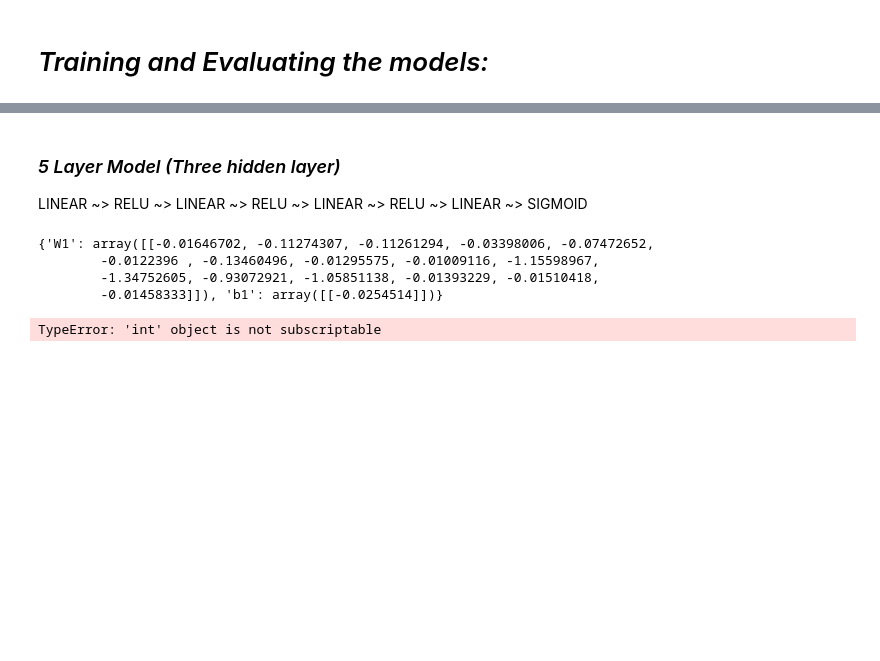
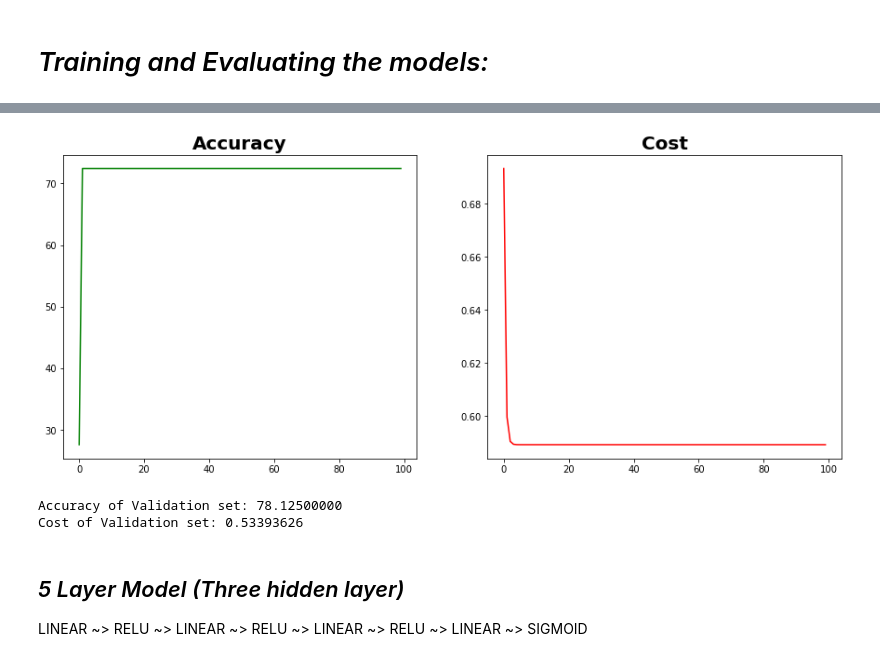
Before and after one commit to IMobinI/Neural-Network-from-Scratch, a Jupyter notebook: Neural_Network_from_Scratch.ipynb, the cells around one changed output, grey strips where cells are left out. Saved outputs shown, nothing was run; the diff lists cells and outputs as text; code cells hidden in the pictures; blank space fills up the shorter version.

```diff
--- a/Neural_Network_from_Scratch.ipynb
+++ b/Neural_Network_from_Scratch.ipynb
@@ -383,0 +475,5 @@ LINEAR ~> RELU ~> LINEAR ~> SIGMOID
+# %%
+# Initialize with zero
+layers_dims = [X_train.shape[0], 16, 1]
+parameters = model(X_train, y_train, layers_dims, initial_value = "Zero", num_iterations = 10000, print_cost = True)
+# %% [output]
@@ -384,20 +495,11 @@ LINEAR ~> RELU ~> LINEAR ~> SIGMOID
+[figure, added]
+# %%
+cost, accuracy = test_model(X_val, y_val, parameters)
+print("Accuracy of Validation set: {:.8f}\nCost of Validation set: {:.8f}".format(accuracy, cost))
+# %% [output]
+Accuracy of Validation set: 78.12500000
+Cost of Validation set: 0.53393626
 # %% [markdown]
-### *5 Layer Model (Three hidden layer)*
+## *5 Layer Model (Three hidden layer)*
 
 LINEAR ~> RELU ~> LINEAR ~> RELU ~> LINEAR ~> RELU ~> LINEAR ~> SIGMOID
-# %%
-print(parameters)
-# %% [output]
-{'W1': array([[-0.01646702, -0.11274307, -0.11261294, -0.03398006, -0.07472652,
-        -0.0122396 , -0.13460496, -0.01295575, -0.01009116, -1.15598967,
-        -1.34752605, -0.93072921, -1.05851138, -0.01393229, -0.01510418,
-        -0.01458333]]), 'b1': array([[-0.0254514]])}
-# %%
-a = np.array([[0.55, 0.9, 0.2]])
-
-for i in range(3):
-    a = 1 if a[0,i] > 0.5 else 0
-
-print(a)
-# %% [output]
-TypeError: 'int' object is not subscriptable
```
Also changed, not shown: parts of 26 cells of this notebook.
